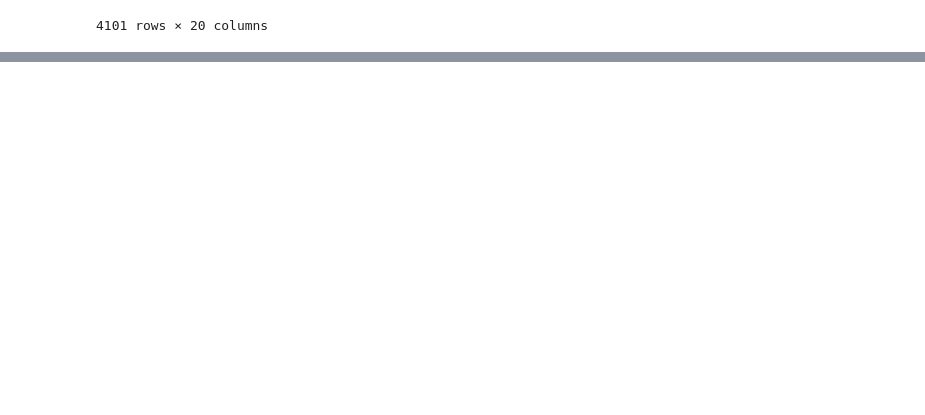
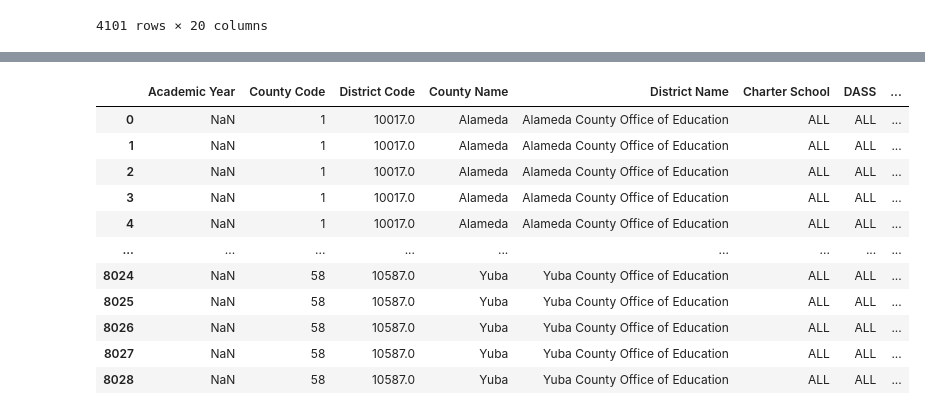
Before and after one commit to emilyksanders/CA_dropout_rates, a Jupyter notebook: 01_notebooks/001_Eli_explore_datasets.ipynb, the cells around one changed output, grey strips where cells are left out. Saved outputs shown, nothing was run; the diff lists cells and outputs as text; code cells hidden in the pictures; blank space fills up the shorter version.

```diff
--- a/01_notebooks/001_Eli_explore_datasets.ipynb
+++ b/01_notebooks/001_Eli_explore_datasets.ipynb
@@ -397,0 +525,15 @@ combined_df.to_csv('../02_data/001_new_csvs/homeless.csv')
+# %%
+pd.set_option('display.max_columns', None)
+df = df.loc[(df['Aggregate Level'] == 'D') & (df['Charter School'] == 'ALL') & (df['DASS'] == 'ALL') & (df['School Grade Span'] == 'ALL') & (df['Subject Area'] == 'TA')]
+# %%
+# Get dummy variables for both columns
+experience_dummies = pd.get_dummies(df['Teacher Experience Level'], prefix='Experience', dtype = int)
+credential_dummies = pd.get_dummies(df['Teacher Credential Level'], prefix='Credential', dtype = int)
+
+# Combine the original dataframe with the new binary columns
+df = pd.concat([df, experience_dummies, credential_dummies], axis=1)
+
+# Drop the original columns if no longer needed
+df = df.drop(['Teacher Experience Level', 'Teacher Credential Level'], axis=1)
+
+df
@@ -397,0 +554,59 @@ combined_df.to_csv('../02_data/001_new_csvs/homeless.csv')
+# %%
+# Function to fetch and filter AMO data
+def fetch_and_filter_AMO_data(start_year, end_year=None, existing_df=None):
+    if end_year is None:
+        end_year = start_year + 1
+    year_str = f'{str(start_year)[-2:]}{str(end_year)[-2:]}'
+    # Construct the URL based on the given year
+    url = f'https://www3.cde.ca.gov/demo-downloads/tamo/tamo{year_str}.txt'
+
+    # Reading the data
+    try:
+        df = pd.read_csv(url, delimiter='\t', encoding='ISO-8859-1')
+    except Exception as e:
+        print(f"Failed to read data for {start_year}-{end_year}: {e}")
+        return None
+
+    # Filter the DataFrame
+    df = df.loc[(df['Aggregate Level'] == 'D') & (df['Charter School'] == 'ALL') & (df['DASS'] == 'ALL') & (df['School Grade Span'] == 'ALL') & (df['Subject Area'] == 'TA')]
+
+    # Get dummy variables for both columns
+    experience_dummies = pd.get_dummies(df['Teacher Experience Level'], prefix='Experience', dtype=int)
+    credential_dummies = pd.get_dummies(df['Teacher Credential Level'], prefix='Credential', dtype=int)
+
+    # Combine the original dataframe with the new binary columns
+    df_binary = pd.concat([df, experience_dummies, credential_dummies], axis=1)
+
+    # Drop unnecessary columns
+    df_binary.drop(columns=['Aggregate Level', 'School Code', 'School Name', 'Teacher Experience Level', 'Teacher Credential Level'], inplace=True)
+
+    # Drop any columns that are unnamed
+    df_binary.drop(columns=[col for col in df.columns if 'Unnamed' in col], inplace=True)
+
+    # Debug: Print the shape of the DataFrame
+    print(f"Data for {start_year}-{end_year}: {df_binary.shape}")
+
+    return df_binary
+
+# List to accumulate DataFrames
+df_list = []
+
+# Add data for multiple years
+for year in range(2020, 2023):
+    df_year = fetch_and_filter_AMO_data(year)
+    if df_year is not None:
+        df_list.append(df_year)  # Accumulate the DataFrame
+    else:
+        print(f"No data found for the year {year}")
+
+# Check if df_list is populated
+if df_list:
+    # Concatenate all the DataFrames together
+    combined_df_amo = pd.concat(df_list, ignore_index=True)
+    print(f"Combined DataFrame shape: {combined_df_amo.shape}")
+else:
+    combined_df_amo = pd.DataFrame()
+    print("No data available to concatenate.")
+
+combined_df_amo
+# %% [output]
@@ -397,0 +617,12 @@ combined_df.to_csv('../02_data/001_new_csvs/homeless.csv')
+|  | Academic Year | County Code | District Code | County Name | District Name | Charter School | DASS | ... |
+| 0 | NaN | 1 | 10017.0 | Alameda | Alameda County Office of Education | ALL | ALL | ... |
+| 1 | NaN | 1 | 10017.0 | Alameda | Alameda County Office of Education | ALL | ALL | ... |
+| 2 | NaN | 1 | 10017.0 | Alameda | Alameda County Office of Education | ALL | ALL | ... |
+| 3 | NaN | 1 | 10017.0 | Alameda | Alameda County Office of Education | ALL | ALL | ... |
+| 4 | NaN | 1 | 10017.0 | Alameda | Alameda County Office of Education | ALL | ALL | ... |
+| ... | ... | ... | ... | ... | ... | ... | ... | ... |
+| 8024 | NaN | 58 | 10587.0 | Yuba | Yuba County Office of Education | ALL | ALL | ... |
+| 8025 | NaN | 58 | 10587.0 | Yuba | Yuba County Office of Education | ALL | ALL | ... |
+| 8026 | NaN | 58 | 10587.0 | Yuba | Yuba County Office of Education | ALL | ALL | ... |
+| 8027 | NaN | 58 | 10587.0 | Yuba | Yuba County Office of Education | ALL | ALL | ... |
+| 8028 | NaN | 58 | 10587.0 | Yuba | Yuba County Office of Education | ALL | ALL | ... |
```
Also changed, not shown: parts of 12 cells of this notebook, 1 other file.
